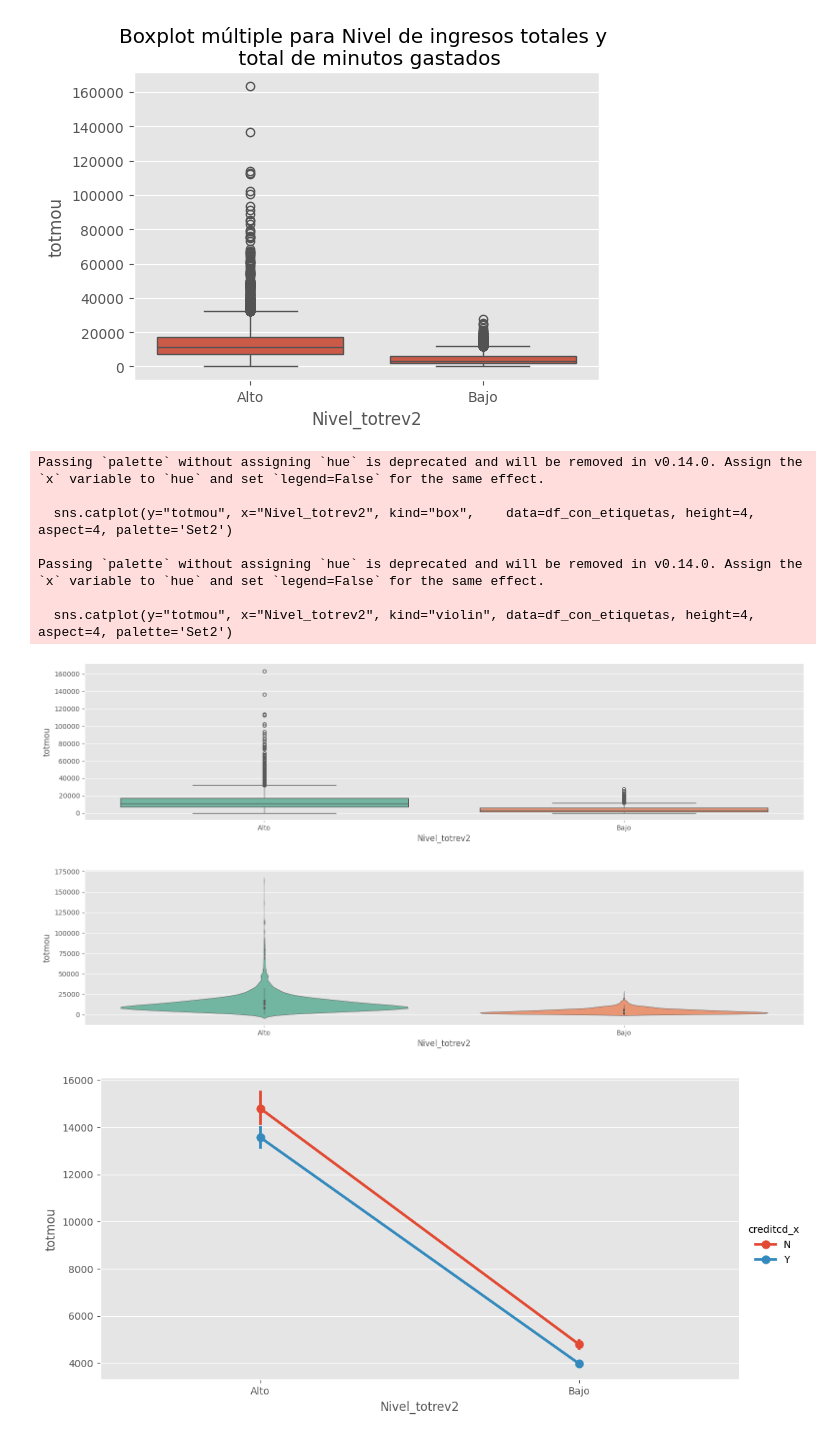
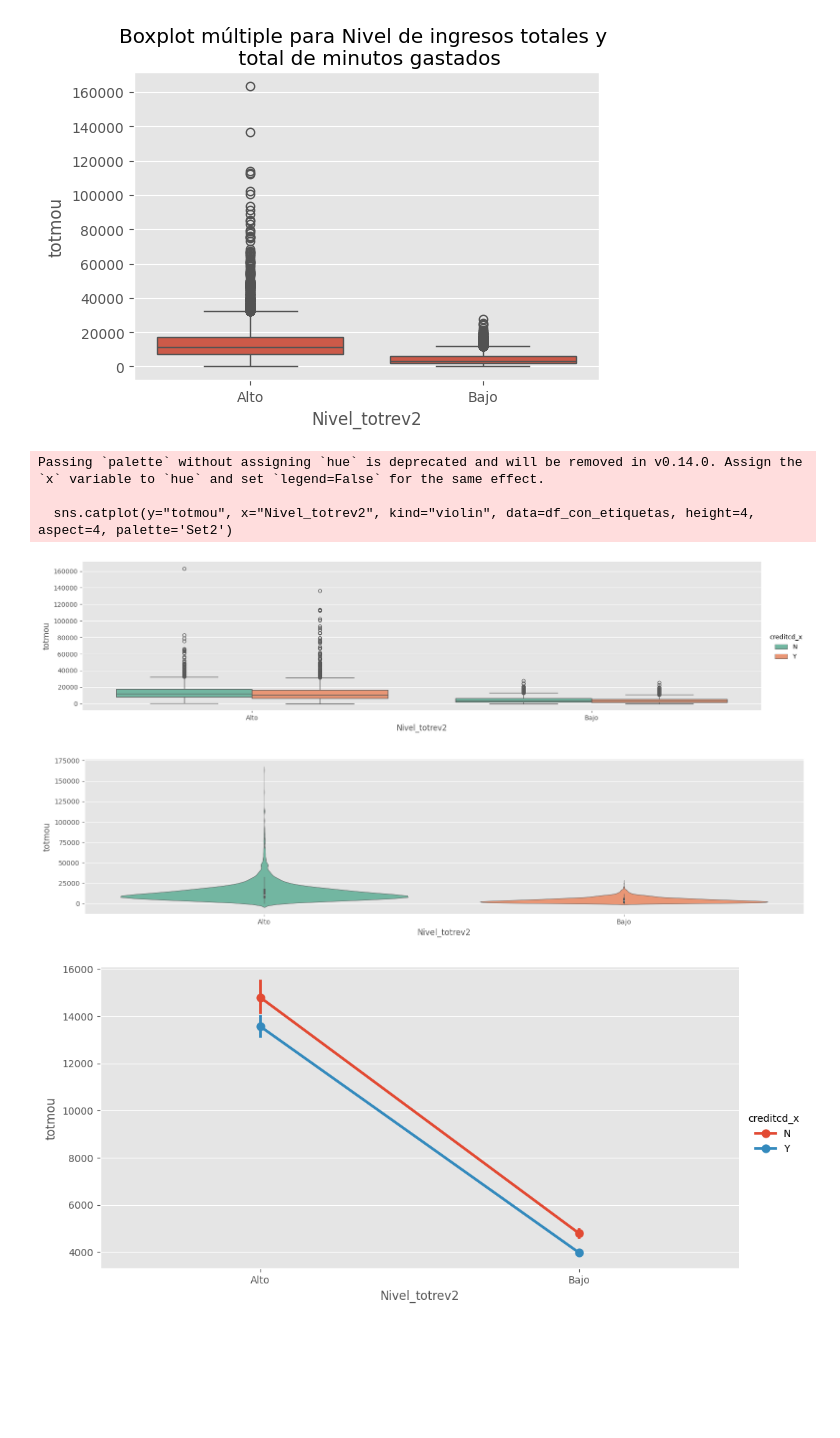
Before and after one commit to carteag43066/ean_est_python_2024, a Jupyter notebook: Codigo/Relación entre minutos usados e ingreso de clientes - Introducción a Pandas.ipynb, the cells around one changed output. Cells and saved outputs as stored; diff of their text form; code cells hidden in the pictures; blank space fills up the shorter version.

```diff
--- a/Codigo/Relación entre minutos usados e ingreso de clientes - Introducción a Pandas.ipynb
+++ b/Codigo/Relación entre minutos usados e ingreso de clientes - Introducción a Pandas.ipynb
@@ -1960,18 +1960,14 @@ plt.show()
 # %% [output]
 [figure]
 # %%
-sns.catplot(y="totmou", x="Nivel_totrev2", kind="box",    data=df_con_etiquetas, height=4, aspect=4, palette='Set2')
+sns.catplot(y="totmou", x="Nivel_totrev2", kind="box",    data=df_con_etiquetas, height=4, aspect=4, palette='Set2', hue='creditcd_x')
 sns.catplot(y="totmou", x="Nivel_totrev2", kind="violin", data=df_con_etiquetas, height=4, aspect=4, palette='Set2')
 plt.show()
 # %% [output]
-Passing `palette` without assigning `hue` is deprecated and will be removed in v0.14.0. Assign the `x` variable to `hue` and set `legend=False` for the same effect.
-
-  sns.catplot(y="totmou", x="Nivel_totrev2", kind="box",    data=df_con_etiquetas, height=4, aspect=4, palette='Set2')
-
 Passing `palette` without assigning `hue` is deprecated and will be removed in v0.14.0. Assign the `x` variable to `hue` and set `legend=False` for the same effect.
 
   sns.catplot(y="totmou", x="Nivel_totrev2", kind="violin", data=df_con_etiquetas, height=4, aspect=4, palette='Set2')
-[figure, old version]
+[figure, new version]
 [figure]
 # %%
 ax = sns.catplot(y="totmou", x="Nivel_totrev2", hue='creditcd_x', kind='point',data=df_con_etiquetas, aspect=2)
```
Also changed, not shown: parts of 2 cells of this notebook.
